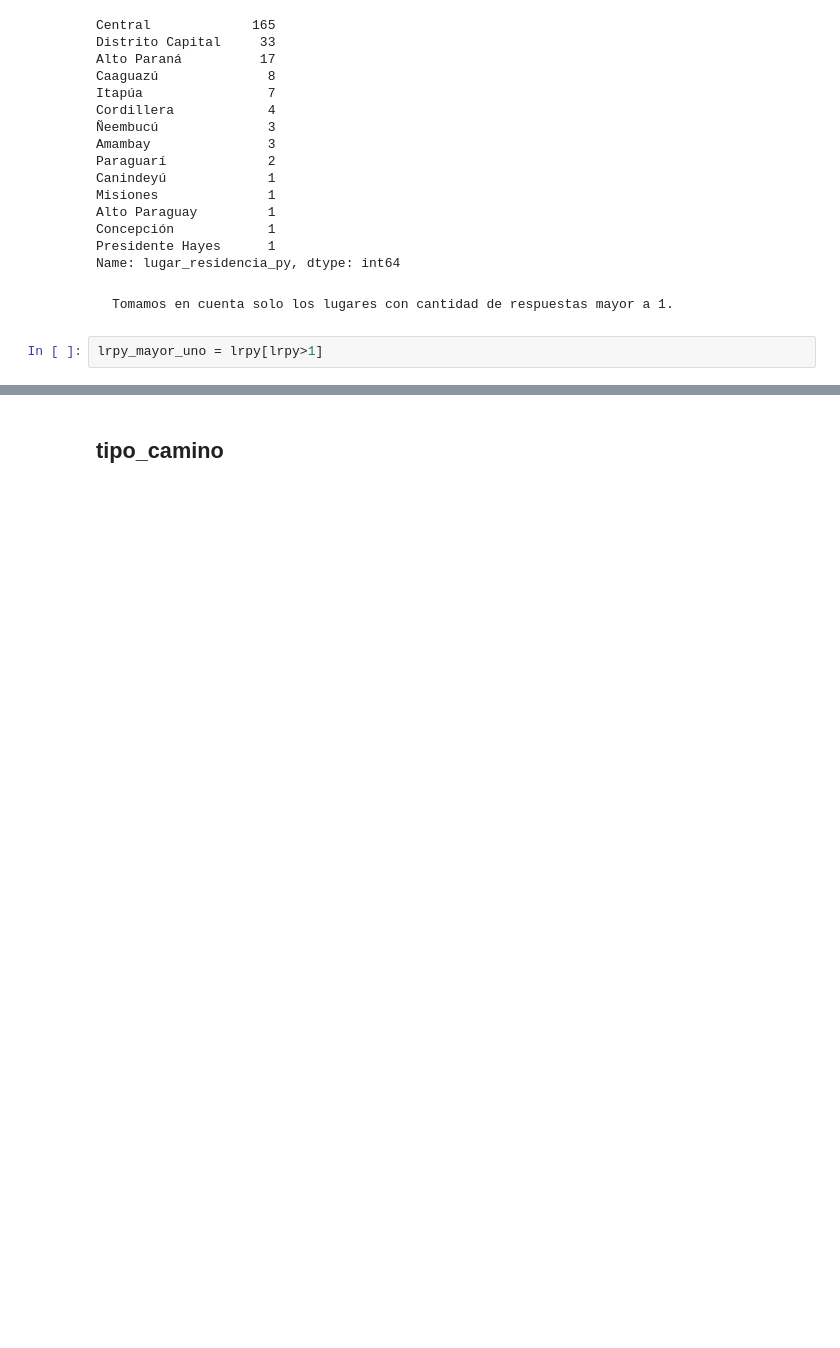
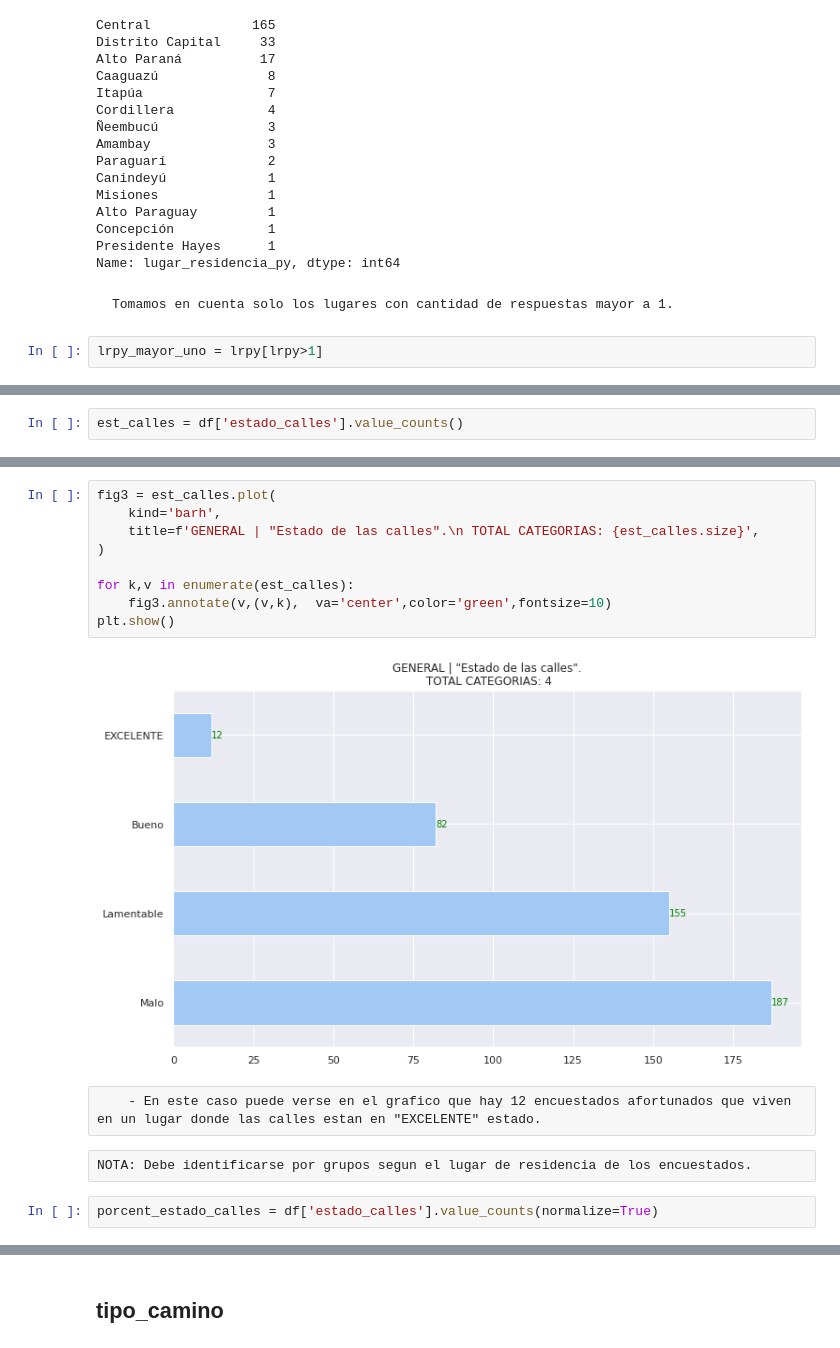
Before and after one commit to TorrezMN/Data_Science, a Jupyter notebook: notebooks/GeneralView.ipynb, the cells around one changed output, grey strips where cells are left out. Drawn from its saved outputs; the diff is of its cells as text; blank space fills up the shorter version.

```diff
--- a/notebooks/GeneralView.ipynb
+++ b/notebooks/GeneralView.ipynb
@@ -192,0 +182,2 @@ regularidad_reparaciones
+# %%
+est_calles = df['estado_calles'].value_counts()
@@ -192,0 +192,17 @@ regularidad_reparaciones
+# %%
+fig3 = est_calles.plot(
+    kind='barh',
+    title=f'GENERAL | "Estado de las calles".\n TOTAL CATEGORIAS: {est_calles.size}',
+)
+
+for k,v in enumerate(est_calles):
+    fig3.annotate(v,(v,k),  va='center',color='green',fontsize=10)
+plt.show()
+# %% [output]
+[figure, added]
+# %% [raw]
+    - En este caso puede verse en el grafico que hay 12 encuestados afortunados que viven en un lugar donde las calles estan en "EXCELENTE" estado.
+# %% [raw]
+NOTA: Debe identificarse por grupos segun el lugar de residencia de los encuestados.
+# %%
+porcent_estado_calles = df['estado_calles'].value_counts(normalize=True)
```
Also changed, not shown: parts of 46 cells of this notebook.
